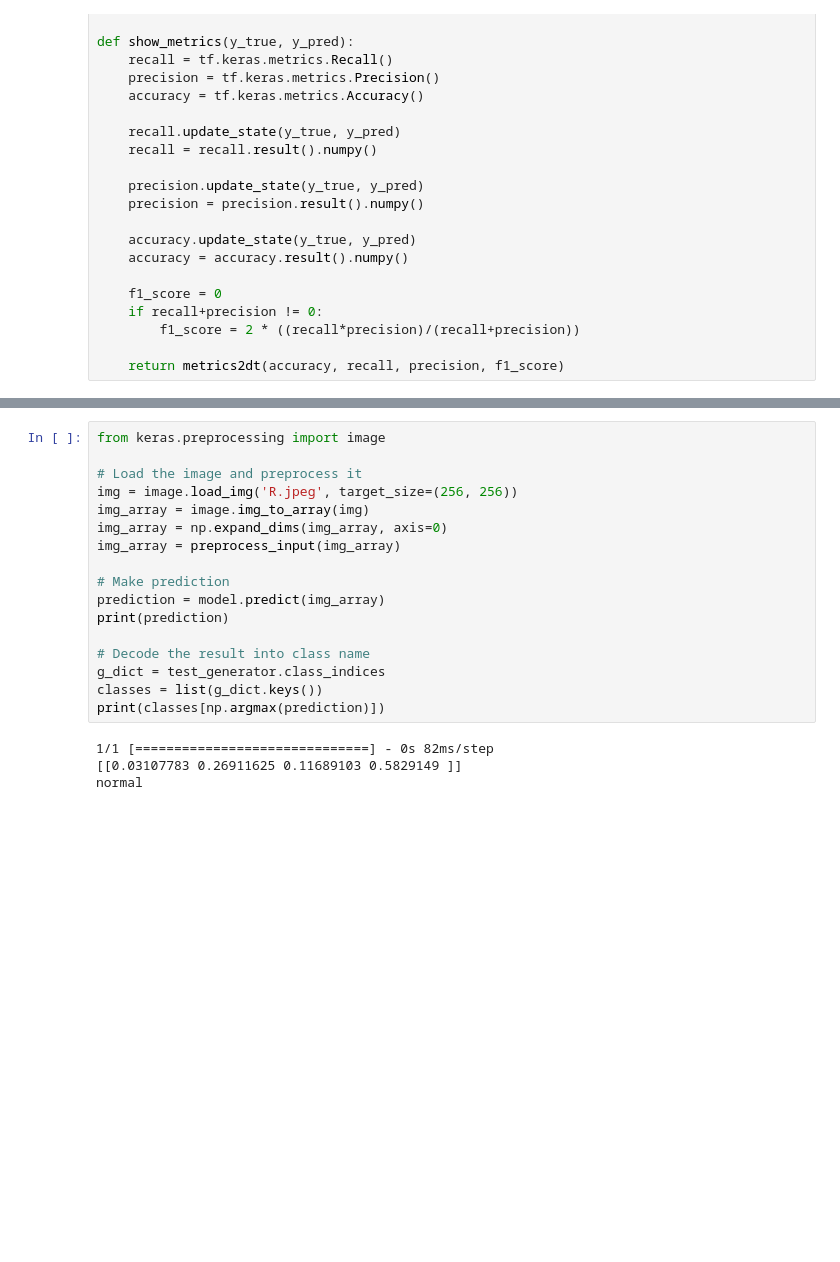
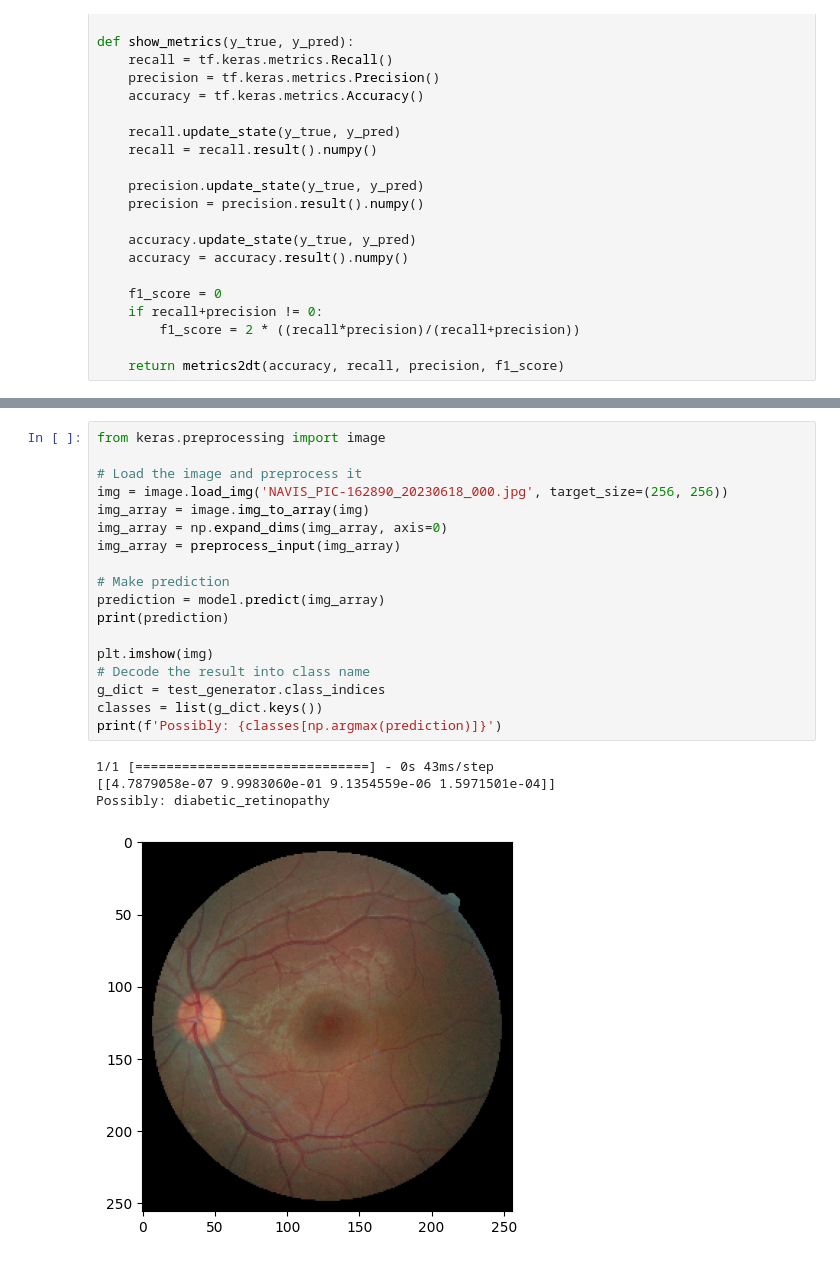
Before and after one commit to mattbarty/eye_diseases_classification, a Jupyter notebook: eye-disease-classifier.ipynb, the cells around one changed output, grey strips where cells are left out. Drawn from its saved outputs; the diff is of its cells as text; blank space fills up the shorter version.

```diff
--- a/eye-disease-classifier.ipynb
+++ b/eye-disease-classifier.ipynb
@@ -372,21 +389,23 @@ loss, accuracy = model.evaluate(test_generator, steps=len(test_generator))
 # %%
 from keras.preprocessing import image
 
 # Load the image and preprocess it
-img = image.load_img('R.jpeg', target_size=(256, 256))
+img = image.load_img('NAVIS_PIC-162890_20230618_000.jpg', target_size=(256, 256))
 img_array = image.img_to_array(img)
 img_array = np.expand_dims(img_array, axis=0)
 img_array = preprocess_input(img_array)
 
 # Make prediction
 prediction = model.predict(img_array)
 print(prediction)
 
+plt.imshow(img)
 # Decode the result into class name
 g_dict = test_generator.class_indices
 classes = list(g_dict.keys())
-print(classes[np.argmax(prediction)])
+print(f'Possibly: {classes[np.argmax(prediction)]}')
 # %% [output]
-1/1 [==============================] - 0s 82ms/step
-[[0.03107783 0.26911625 0.11689103 0.5829149 ]]
-normal
+1/1 [==============================] - 0s 43ms/step
+[[4.7879058e-07 9.9983060e-01 9.1354559e-06 1.5971501e-04]]
+Possibly: diabetic_retinopathy
+[figure, added]
```
Also changed, not shown: parts of 13 cells of this notebook, 1 other file.
